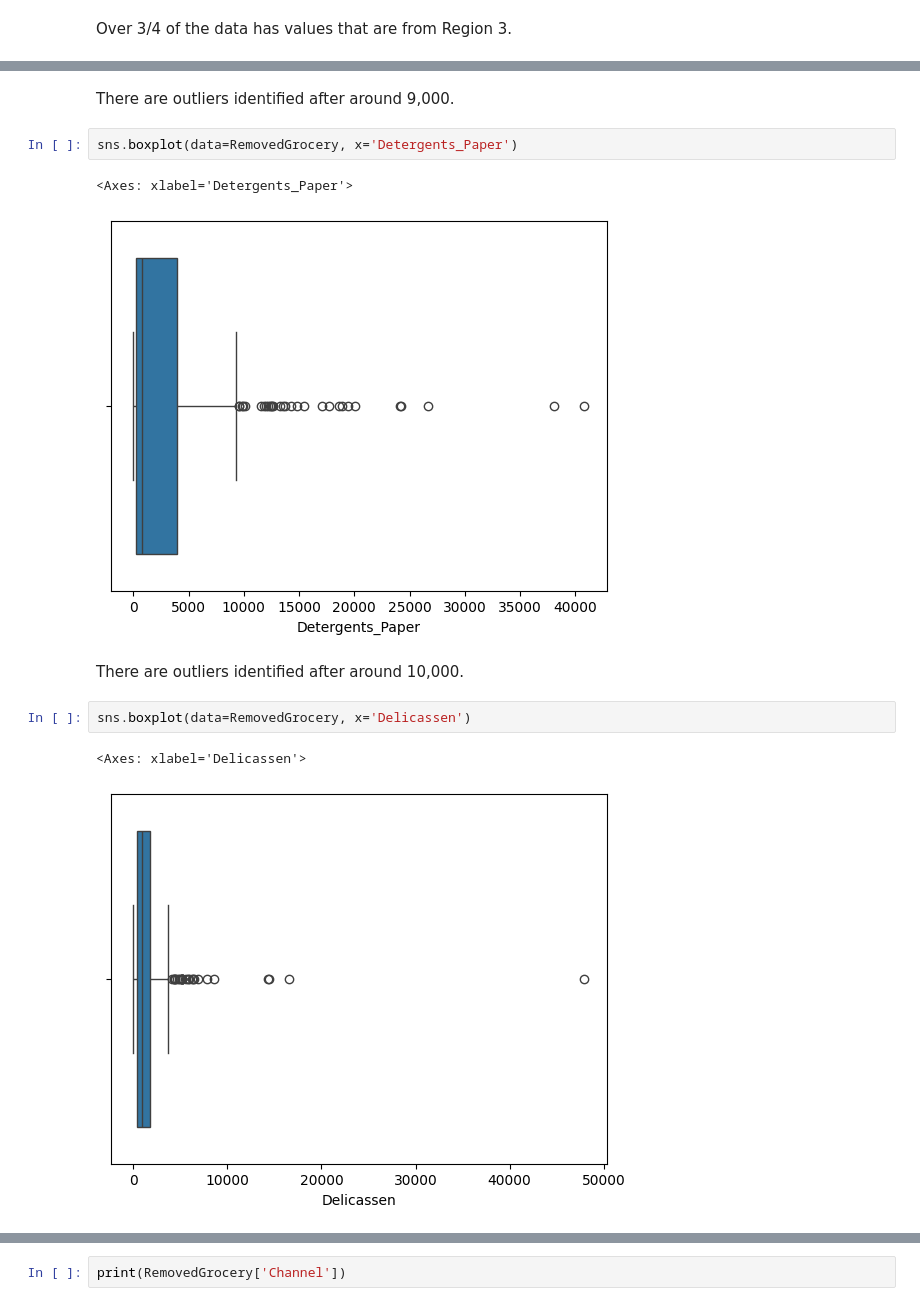
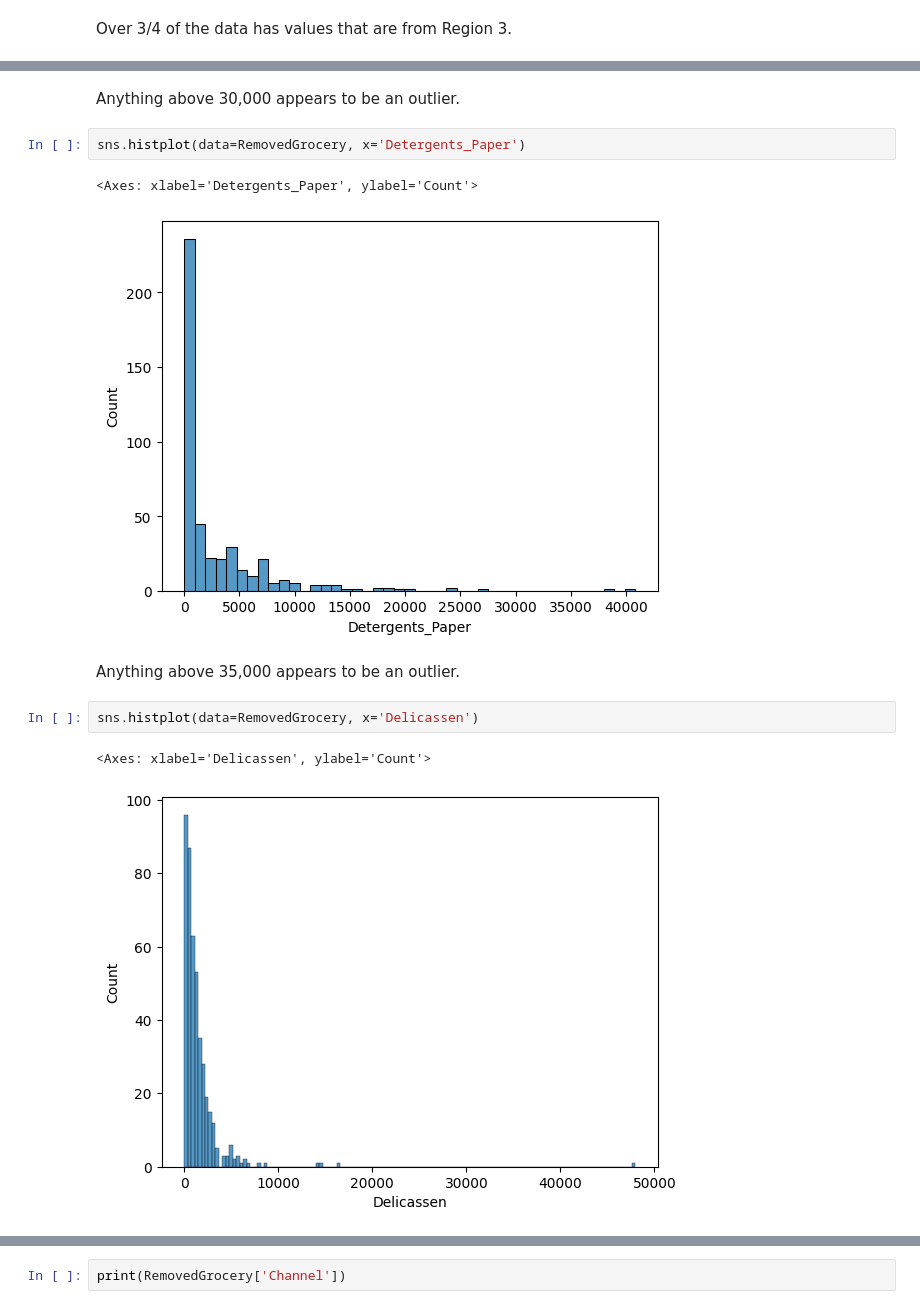
Before and after one commit to kdhahmo/ml-project-unsupervised-learning, a Jupyter notebook: Unsupervised Learning - Project.ipynb, the cells around one changed output, grey strips where cells are left out. Cells and saved outputs as stored; diff of their text form.

```diff
--- a/Unsupervised Learning - Project.ipynb
+++ b/Unsupervised Learning - Project.ipynb
@@ -190,15 +191,15 @@ sns.boxplot(data=RemovedGrocery, x='Frozen')
 # %% [markdown]
-There are outliers identified after around 9,000.
+Anything above 30,000 appears to be an outlier.
 # %%
-sns.boxplot(data=RemovedGrocery, x='Detergents_Paper')
+sns.histplot(data=RemovedGrocery, x='Detergents_Paper')
 # %% [output]
-<Axes: xlabel='Detergents_Paper'>
+<Axes: xlabel='Detergents_Paper', ylabel='Count'>
-[figure, old version]
+[figure, new version]
 # %% [markdown]
-There are outliers identified after around 10,000.
+Anything above 35,000 appears to be an outlier.
 # %%
-sns.boxplot(data=RemovedGrocery, x='Delicassen')
+sns.histplot(data=RemovedGrocery, x='Delicassen')
 # %% [output]
-<Axes: xlabel='Delicassen'>
+<Axes: xlabel='Delicassen', ylabel='Count'>
-[figure, old version]
+[figure, new version]
 # %% [markdown]
```
Also changed, not shown: parts of 40 cells of this notebook.
